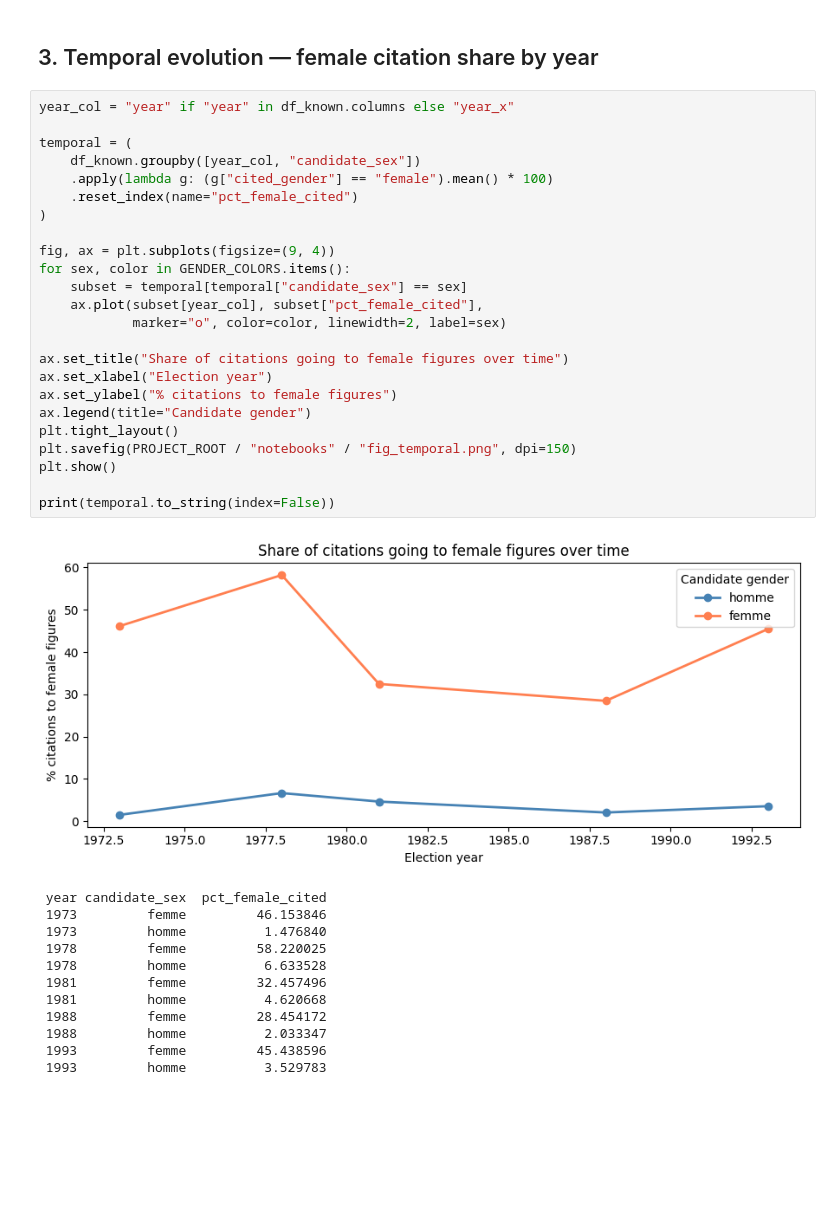
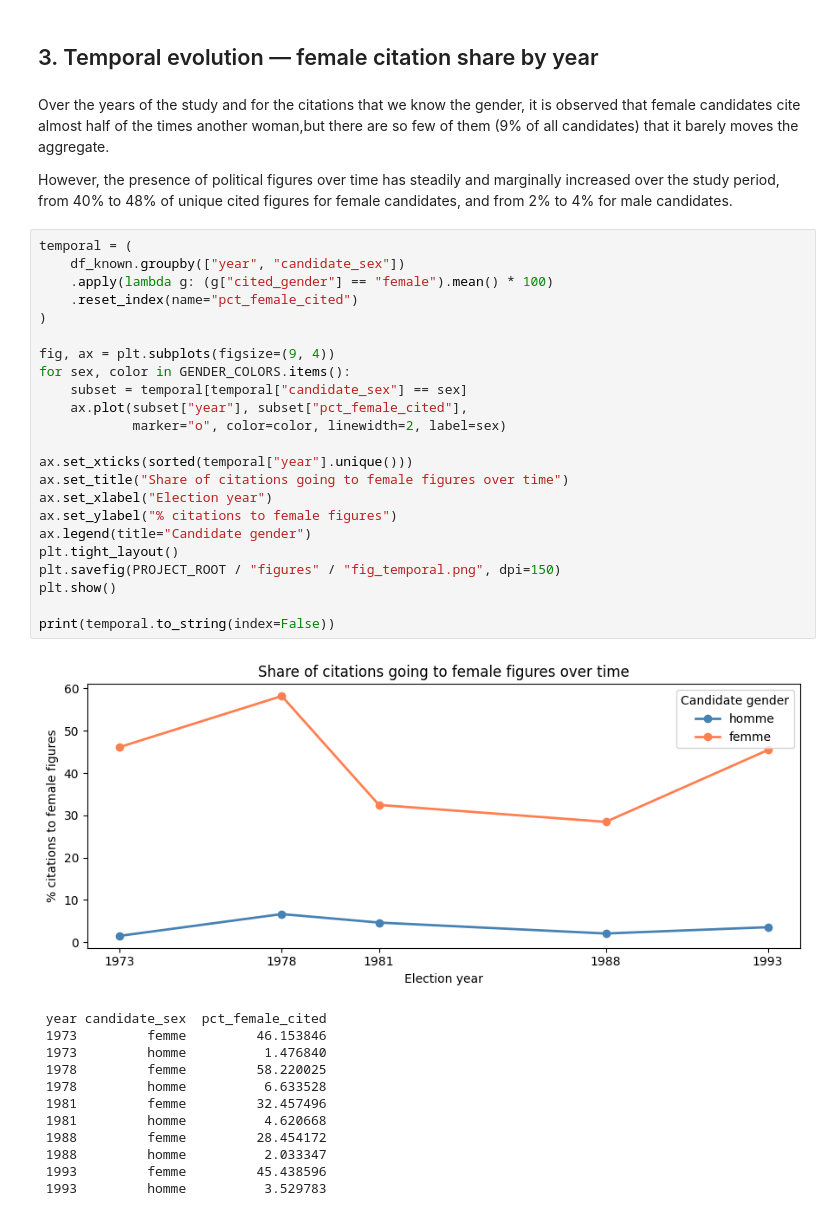
Before and after one commit to AnahiRM/NER_gender, a Jupyter notebook: notebooks/04_analysis.ipynb, the cells around one changed output. Cells and saved outputs as stored; diff of their text form; blank space fills up the shorter version.

```diff
--- a/notebooks/04_analysis.ipynb
+++ b/notebooks/04_analysis.ipynb
@@ -229,31 +289,34 @@ plt.show()
 # %% [markdown]
 ## 3. Temporal evolution — female citation share by year
+# %% [markdown]
+Over the years of the study and for the citations that we know the gender, it is observed that female candidates cite almost half of the times another woman,but there are so few of them (9% of all candidates) that it barely moves the aggregate.
+
+However, the presence of political figures over time has steadily and marginally increased over the study period, from 40% to 48% of unique cited figures for female candidates, and from 2% to 4% for male candidates.
 # %%
-year_col = "year" if "year" in df_known.columns else "year_x"
-
 temporal = (
-    df_known.groupby([year_col, "candidate_sex"])
+    df_known.groupby(["year", "candidate_sex"])
     .apply(lambda g: (g["cited_gender"] == "female").mean() * 100)
     .reset_index(name="pct_female_cited")
 )
 
 fig, ax = plt.subplots(figsize=(9, 4))
 for sex, color in GENDER_COLORS.items():
     subset = temporal[temporal["candidate_sex"] == sex]
-    ax.plot(subset[year_col], subset["pct_female_cited"],
+    ax.plot(subset["year"], subset["pct_female_cited"],
             marker="o", color=color, linewidth=2, label=sex)
 
+ax.set_xticks(sorted(temporal["year"].unique()))
 ax.set_title("Share of citations going to female figures over time")
 ax.set_xlabel("Election year")
 ax.set_ylabel("% citations to female figures")
 ax.legend(title="Candidate gender")
 plt.tight_layout()
-plt.savefig(PROJECT_ROOT / "notebooks" / "fig_temporal.png", dpi=150)
+plt.savefig(PROJECT_ROOT / "figures" / "fig_temporal.png", dpi=150)
 plt.show()
 
 print(temporal.to_string(index=False))
 # %% [output]
-[figure, old version]
+[figure, new version]
  year candidate_sex  pct_female_cited
  1973         femme         46.153846
  1973         homme          1.476840
```
Also changed, not shown: parts of 12 cells of this notebook, 15 other files.
